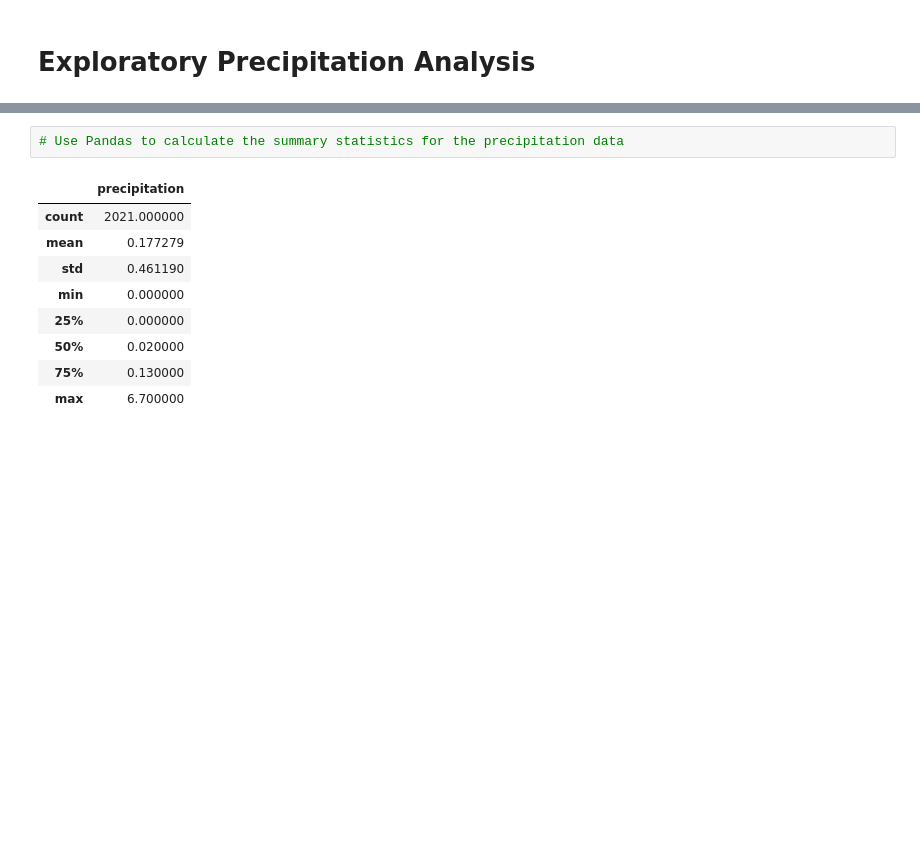
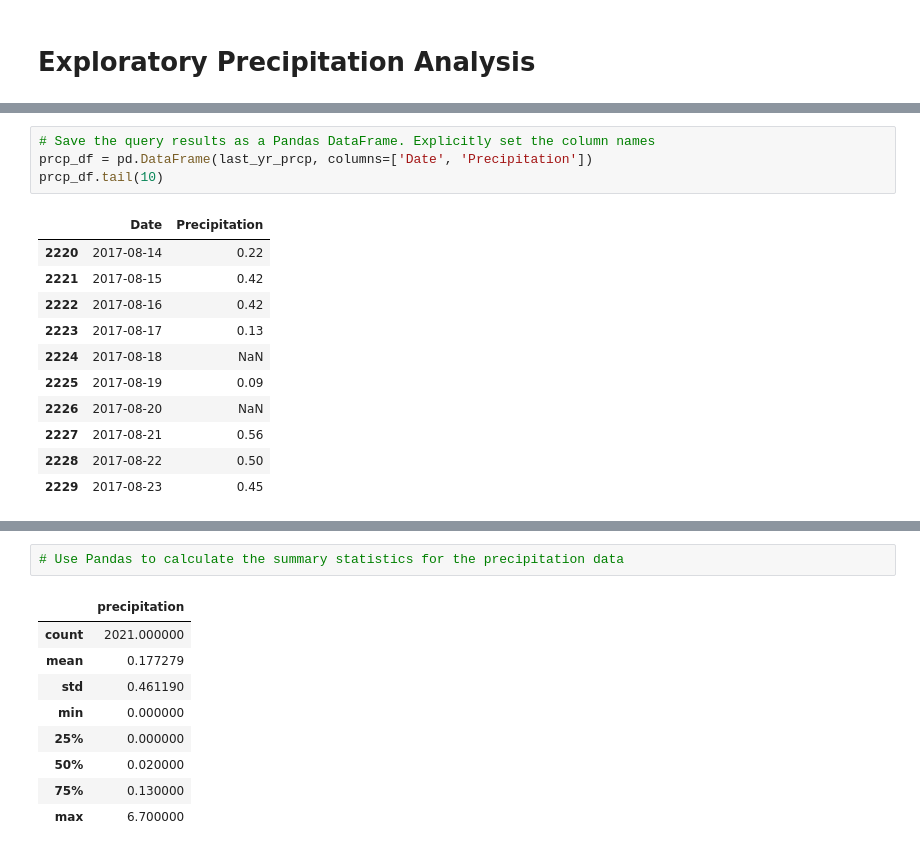
Before and after one commit to TRegan5/sqlalchemy-challenge, a Jupyter notebook: SurfsUp/climate.ipynb, the cells around one changed output, grey strips where cells are left out. Cells and saved outputs as stored; diff of their text form; blank space fills up the shorter version.

```diff
--- a/SurfsUp/climate.ipynb
+++ b/SurfsUp/climate.ipynb
@@ -81,0 +80,16 @@ Text(0, 0.5, 'Inches')
+# %%
+# Save the query results as a Pandas DataFrame. Explicitly set the column names
+prcp_df = pd.DataFrame(last_yr_prcp, columns=['Date', 'Precipitation'])
+prcp_df.tail(10)
+# %% [output]
+|  | Date | Precipitation |
+| 2220 | 2017-08-14 | 0.22 |
+| 2221 | 2017-08-15 | 0.42 |
+| 2222 | 2017-08-16 | 0.42 |
+| 2223 | 2017-08-17 | 0.13 |
+| 2224 | 2017-08-18 | NaN |
+| 2225 | 2017-08-19 | 0.09 |
+| 2226 | 2017-08-20 | NaN |
+| 2227 | 2017-08-21 | 0.56 |
+| 2228 | 2017-08-22 | 0.50 |
+| 2229 | 2017-08-23 | 0.45 |
```
Also changed, not shown: parts of 9 cells of this notebook.
